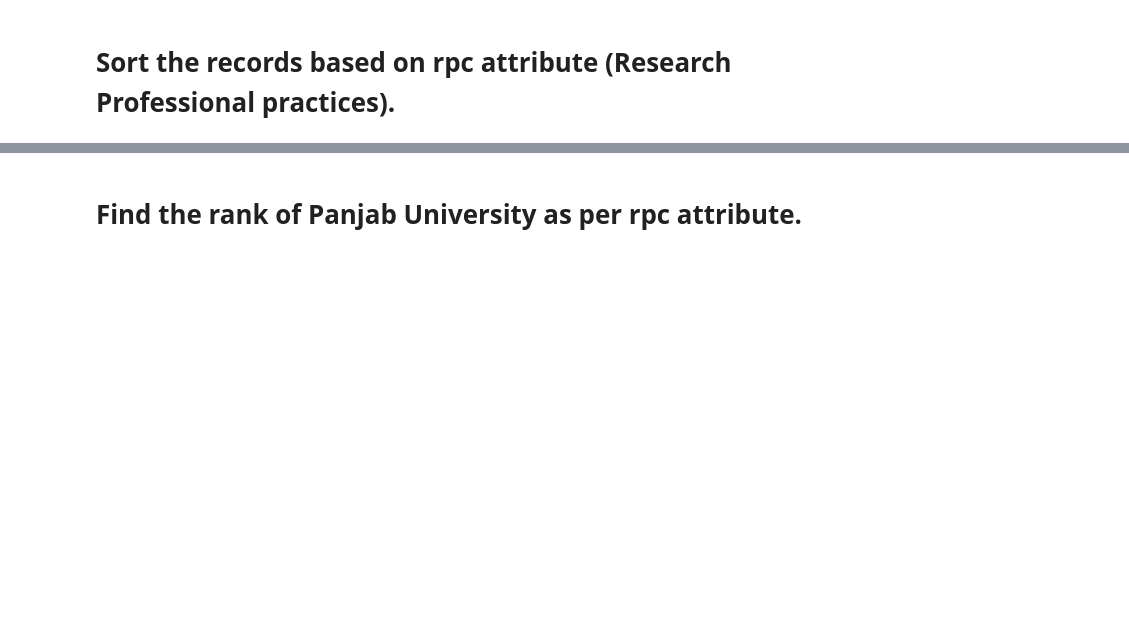
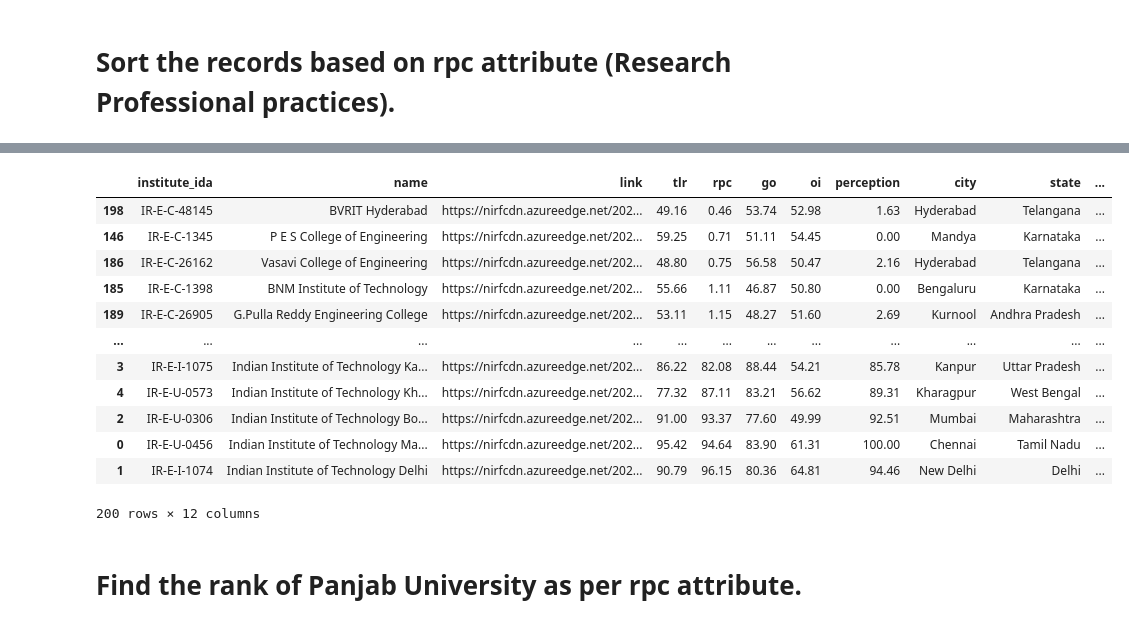
Before and after one commit to ankay212000/Data-Mining-and-Analysis-Practical, a Jupyter notebook: Exercise8_UE183065.ipynb, the cells around one changed output, grey strips where cells are left out. Saved outputs shown, nothing was run; the diff lists cells and outputs as text; code cells hidden in the pictures; blank space fills up the shorter version.

```diff
--- a/Exercise8_UE183065.ipynb
+++ b/Exercise8_UE183065.ipynb
@@ -101,3 +63,20 @@ df2
+# %%
+df2=df.sort_values(by="rpc")
+df2
+# %% [output]
+|  | institute_ida | name | link | tlr | rpc | go | oi | perception | city | state | ... |
+| 198 | IR-E-C-48145 | BVRIT Hyderabad | https://nirfcdn.azureedge.net/202... | 49.16 | 0.46 | 53.74 | 52.98 | 1.63 | Hyderabad | Telangana | ... |
+| 146 | IR-E-C-1345 | P E S College of Engineering | https://nirfcdn.azureedge.net/202... | 59.25 | 0.71 | 51.11 | 54.45 | 0.00 | Mandya | Karnataka | ... |
+| 186 | IR-E-C-26162 | Vasavi College of Engineering | https://nirfcdn.azureedge.net/202... | 48.80 | 0.75 | 56.58 | 50.47 | 2.16 | Hyderabad | Telangana | ... |
+| 185 | IR-E-C-1398 | BNM Institute of Technology | https://nirfcdn.azureedge.net/202... | 55.66 | 1.11 | 46.87 | 50.80 | 0.00 | Bengaluru | Karnataka | ... |
+| 189 | IR-E-C-26905 | G.Pulla Reddy Engineering College | https://nirfcdn.azureedge.net/202... | 53.11 | 1.15 | 48.27 | 51.60 | 2.69 | Kurnool | Andhra Pradesh | ... |
+| ... | ... | ... | ... | ... | ... | ... | ... | ... | ... | ... | ... |
+| 3 | IR-E-I-1075 | Indian Institute of Technology Ka... | https://nirfcdn.azureedge.net/202... | 86.22 | 82.08 | 88.44 | 54.21 | 85.78 | Kanpur | Uttar Pradesh | ... |
+| 4 | IR-E-U-0573 | Indian Institute of Technology Kh... | https://nirfcdn.azureedge.net/202... | 77.32 | 87.11 | 83.21 | 56.62 | 89.31 | Kharagpur | West Bengal | ... |
+| 2 | IR-E-U-0306 | Indian Institute of Technology Bo... | https://nirfcdn.azureedge.net/202... | 91.00 | 93.37 | 77.60 | 49.99 | 92.51 | Mumbai | Maharashtra | ... |
+| 0 | IR-E-U-0456 | Indian Institute of Technology Ma... | https://nirfcdn.azureedge.net/202... | 95.42 | 94.64 | 83.90 | 61.31 | 100.00 | Chennai | Tamil Nadu | ... |
+| 1 | IR-E-I-1074 | Indian Institute of Technology Delhi | https://nirfcdn.azureedge.net/202... | 90.79 | 96.15 | 80.36 | 64.81 | 94.46 | New Delhi | Delhi | ... |
+200 rows × 12 columns
 # %% [markdown]
 # Find the rank of Panjab University as per rpc attribute.
 # %%
```
Also changed, not shown: parts of 12 cells of this notebook.
